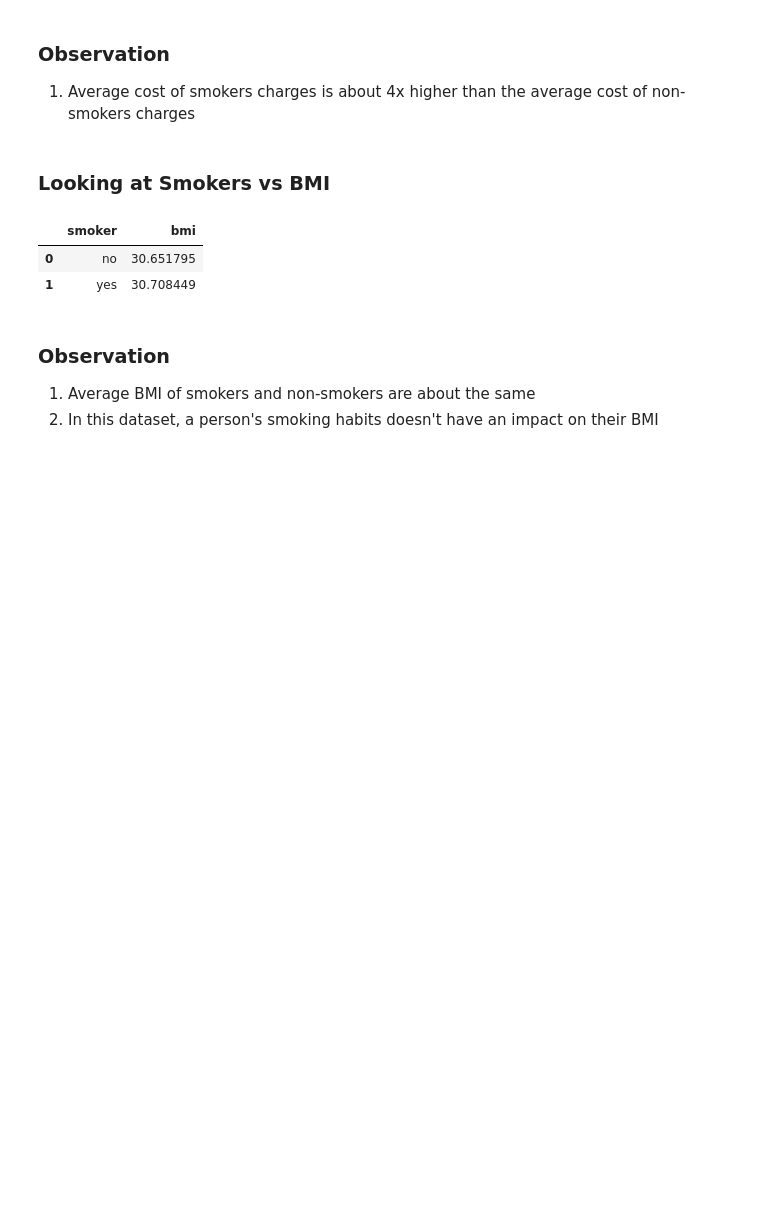
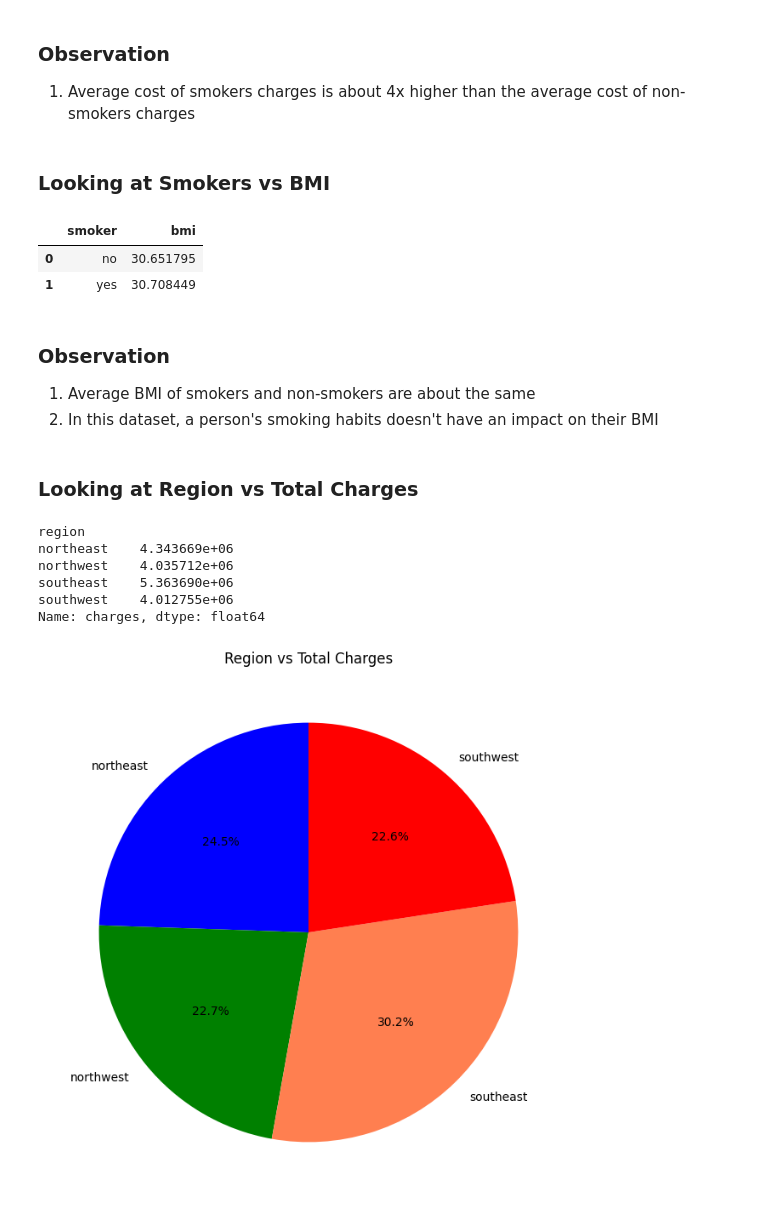
Before and after one commit to RezaP117/Health_Insurance_Cost_Predictor, a Jupyter notebook: notebook/eda.ipynb, the cells around one changed output. Drawn from its saved outputs; the diff is of its cells as text; code cells hidden in the pictures; blank space fills up the shorter version.

```diff
--- a/notebook/eda.ipynb
+++ b/notebook/eda.ipynb
@@ -193,3 +193,24 @@ bmi_smokers
 ### Observation ###
 1. Average BMI of smokers and non-smokers are about the same
 2. In this dataset, a person's smoking habits doesn't have an impact on their BMI
+# %% [markdown]
+### Looking at Region vs Total Charges ###
+# %%
+total_charges_per_region = df.groupby("region")["charges"].sum()
+total_charges_per_region
+# %% [output]
+region
+northeast    4.343669e+06
+northwest    4.035712e+06
+southeast    5.363690e+06
+southwest    4.012755e+06
+Name: charges, dtype: float64
+# %%
+# Create a pie chart
+plt.figure(figsize = (8, 8))
+plt.pie(total_charges_per_region, labels = total_charges_per_region.index, autopct = "%1.1f%%", startangle = 90,\
+        colors =["blue", "green", "coral", "red"])
+plt.title("Region vs Total Charges")
+plt.show()
+# %% [output]
+[figure, added]
```
Also changed, not shown: parts of 11 cells of this notebook, 1 other file.
